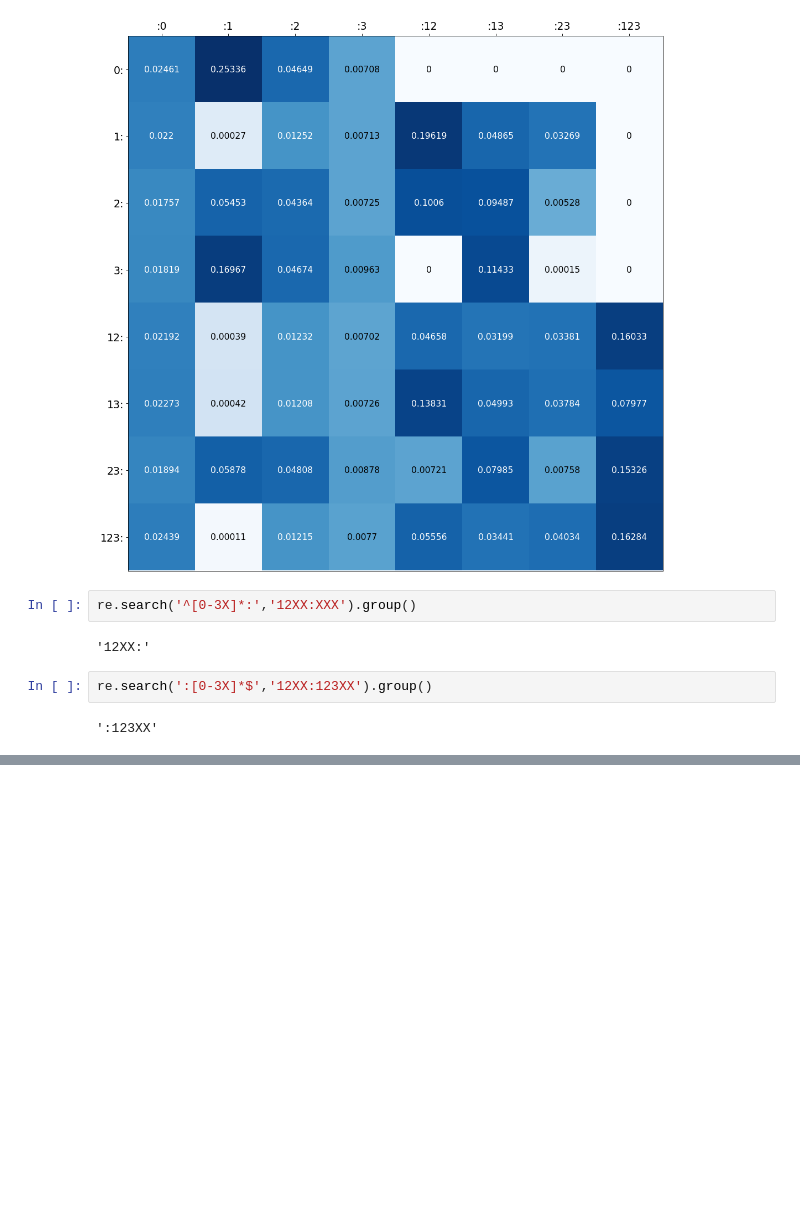
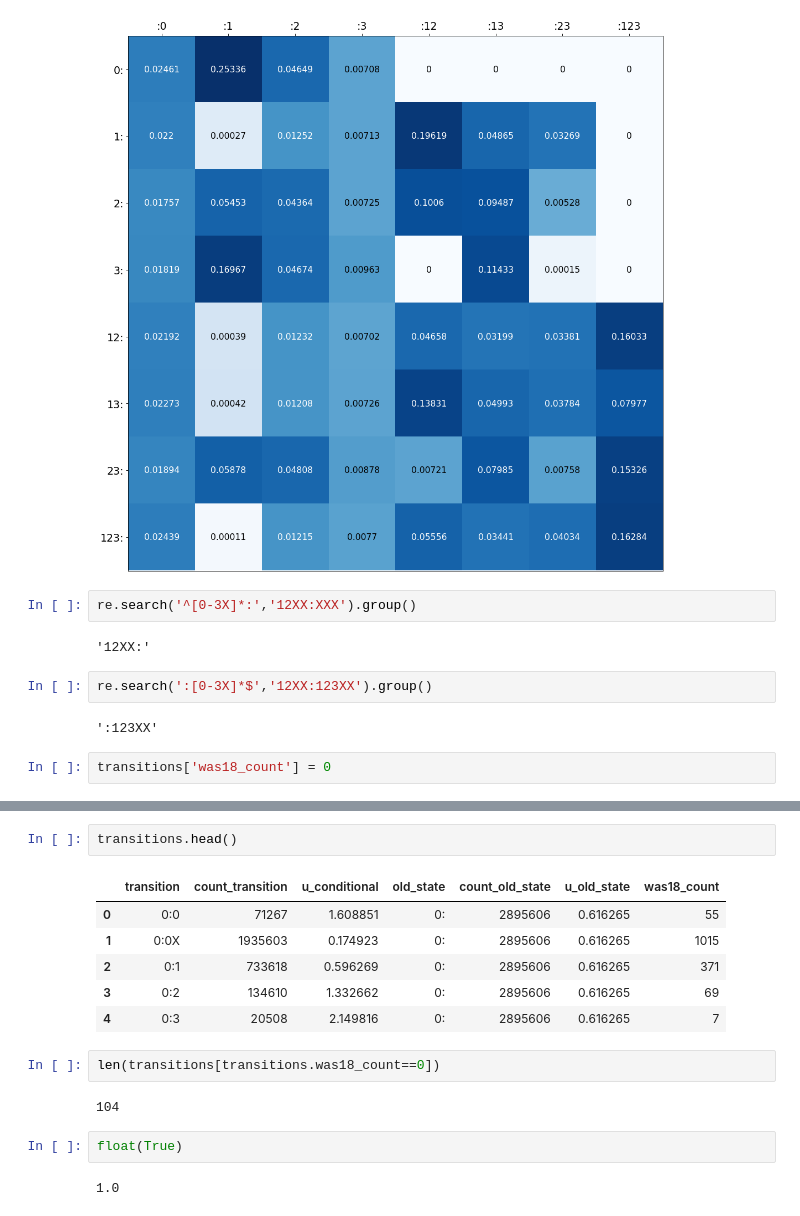
Before and after one commit to seancarverphd/bbanalysis, a Jupyter notebook: code/transition_heatmap.ipynb, the cells around one changed output, grey strips where cells are left out. Cells and saved outputs as stored; diff of their text form; blank space fills up the shorter version.

```diff
--- a/code/transition_heatmap.ipynb
+++ b/code/transition_heatmap.ipynb
@@ -105,3 +104,5 @@ re.search('^[0-3X]*:','12XX:XXX').group()
 re.search(':[0-3X]*$','12XX:123XX').group()
 # %% [output]
 ':123XX'
+# %%
+transitions['was18_count'] = 0
@@ -107,0 +136,17 @@ re.search(':[0-3X]*$','12XX:123XX').group()
+# %%
+transitions.head()
+# %% [output]
+|  | transition | count_transition | u_conditional | old_state | count_old_state | u_old_state | was18_count |
+| 0 | 0:0 | 71267 | 1.608851 | 0: | 2895606 | 0.616265 | 55 |
+| 1 | 0:0X | 1935603 | 0.174923 | 0: | 2895606 | 0.616265 | 1015 |
+| 2 | 0:1 | 733618 | 0.596269 | 0: | 2895606 | 0.616265 | 371 |
+| 3 | 0:2 | 134610 | 1.332662 | 0: | 2895606 | 0.616265 | 69 |
+| 4 | 0:3 | 20508 | 2.149816 | 0: | 2895606 | 0.616265 | 7 |
+# %%
+len(transitions[transitions.was18_count==0])
+# %% [output]
+104
+# %%
+float(True)
+# %% [output]
+1.0
```
Also changed, not shown: parts of 7 cells of this notebook, 5 other files.
